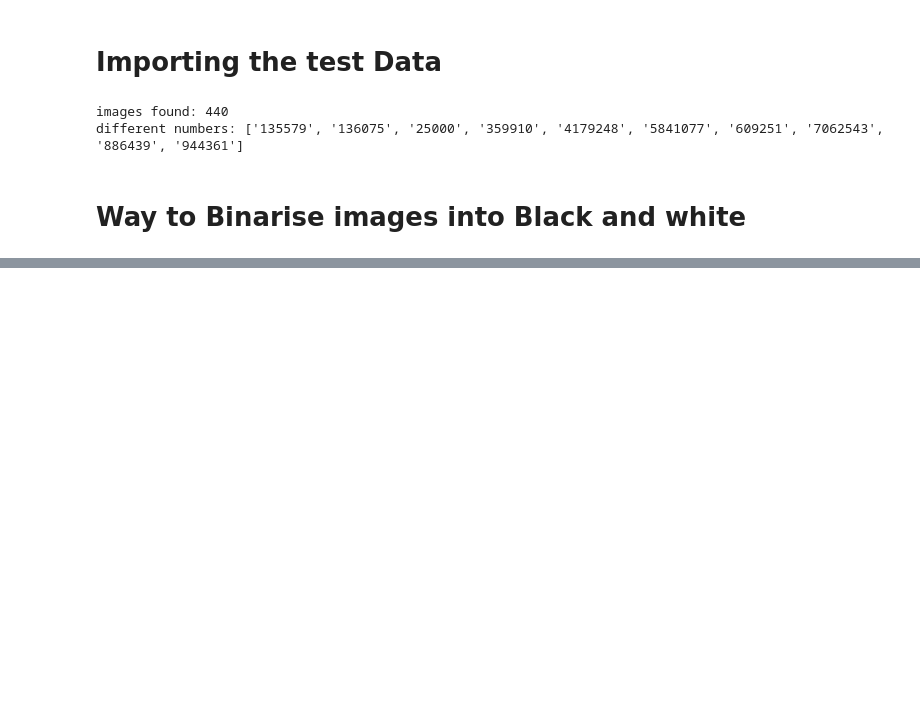
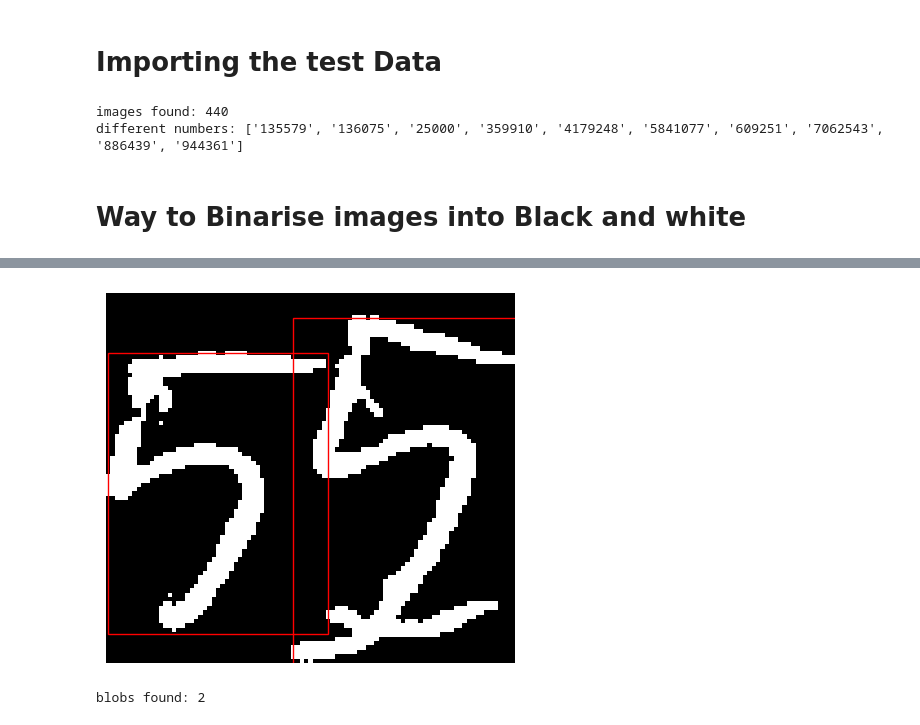
Before and after one commit to 106013868/COS30018_HNRS, a Jupyter notebook: notebooks/segmentation.ipynb, the cells around one changed output, grey strips where cells are left out. Drawn from its saved outputs; the diff is of its cells as text; code cells hidden in the pictures; blank space fills up the shorter version.

Commit message:
Vertical projection and Connected component methods

```diff
--- a/notebooks/segmentation.ipynb
+++ b/notebooks/segmentation.ipynb
@@ -190,0 +225,18 @@ Note: you may need to restart the kernel to use updated packages.
+# %%
+crop = crops[2]
+
+count, label_map, stats, centroids = cv2.connectedComponentsWithStats(crop)
+
+boxes = [tuple(stats[i][:4]) for i in range(1, count) if stats[i][4] > 30]
+boxes.sort()
+
+plt.imshow(crop, cmap="gray")
+for x, y, w, h in boxes:
+    plt.gca().add_patch(plt.Rectangle((x, y), w, h, fill=False, color="red"))
+plt.axis("off")
+plt.show()
+
+print("found:", len(boxes))
+# %% [output]
+[figure, added]
+blobs found: 2
```
Also changed, not shown: parts of 4 cells of this notebook.
